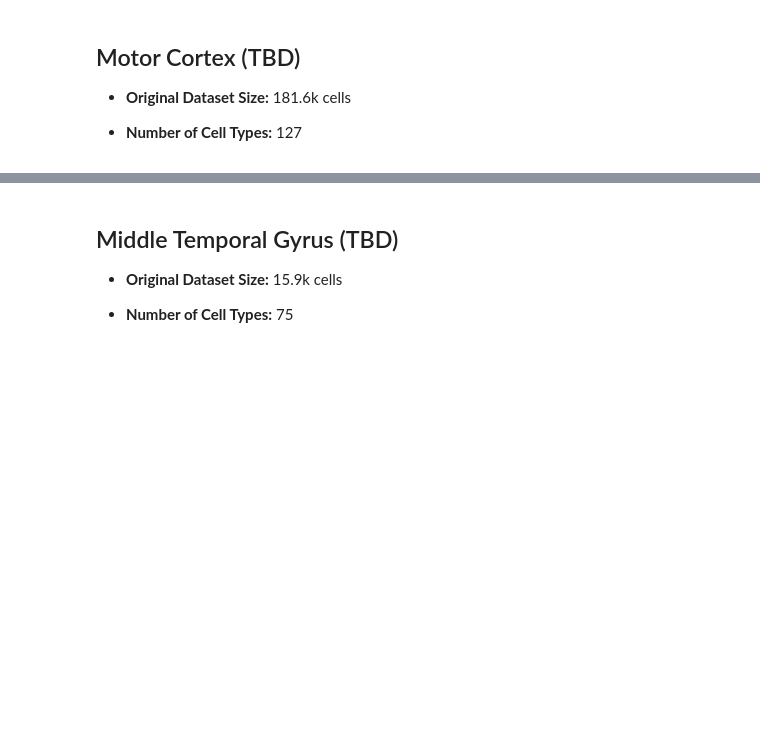
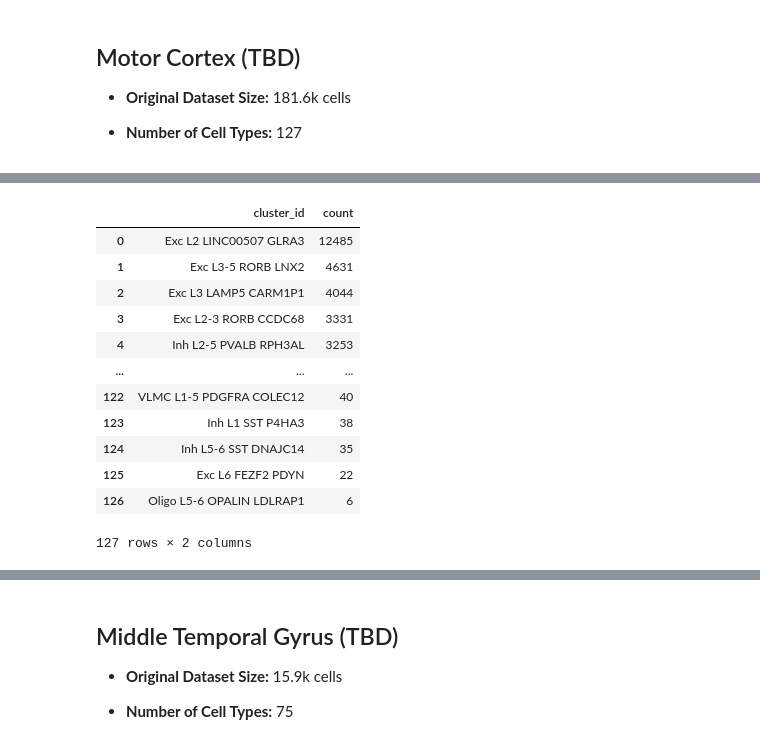
Before and after one commit to svikbecker/NSForest-ncRNA, a Jupyter notebook: beckersv_scripts/all_notebook_cleaning.ipynb, the cells around one changed output, grey strips where cells are left out. Saved outputs shown, nothing was run; the diff lists cells and outputs as text; code cells hidden in the pictures; blank space fills up the shorter version.

```diff
--- a/beckersv_scripts/all_notebook_cleaning.ipynb
+++ b/beckersv_scripts/all_notebook_cleaning.ipynb
@@ -177,8 +178,9 @@ def annotate_gene_types(adata):
     ids = set(adata.var["gene"])
     bt_ids = set(gene_df["symbol"])
 
-    print(len(ids))
-    print(len(ids & bt_ids))
+    print("Number of AnnData Genes:", len(ids))
+    print("Union of AnnData Genes and BT Genes:", len(ids & bt_ids))
+    print("Number of AnnData Genes Not In BT Genes: ", len(ids - bt_ids))
     print(len(ids - bt_ids))
 
     # merge from gene_df
@@ -210,6 +212,6 @@ def annotate_gene_types(adata):
             adata.var["biotype"].isna(),
             "gene"
         ]
-        print(missing.head(20))
+        missing.to_csv(output_folder + "missing_gene_types.csv", index=False)
 
     return adata
@@ -279,3 +353,8 @@ downsample(adata_raw, cluster_header, to_downsample_ideal, seed, data_folder, "d
 * **Original Dataset Size:** 181.6k cells
 
 * **Number of Cell Types:** 127
+# %%
+# load the dataset
+file = "data_m1.h5ad"
+adata_raw = sc.read_h5ad(data_folder + file)
+adata_raw
@@ -281,0 +373,3 @@ downsample(adata_raw, cluster_header, to_downsample_ideal, seed, data_folder, "d
+# %%
+# annotate gene types
+adata_raw = annotate_gene_types(adata_raw)
@@ -281,0 +462,20 @@ downsample(adata_raw, cluster_header, to_downsample_ideal, seed, data_folder, "d
+# %%
+# defining cluster header
+cluster_header = "cluster_id" # column name in adata.obs that contains the cluster labels used in NS-Forest
+# %%
+# check cell counts by cluster
+pd.DataFrame(adata_raw.obs[cluster_header].value_counts()).reset_index()
+# %% [output]
+|  | cluster_id | count |
+| 0 | Exc L2 LINC00507 GLRA3 | 12485 |
+| 1 | Exc L3-5 RORB LNX2 | 4631 |
+| 2 | Exc L3 LAMP5 CARM1P1 | 4044 |
+| 3 | Exc L2-3 RORB CCDC68 | 3331 |
+| 4 | Inh L2-5 PVALB RPH3AL | 3253 |
+| ... | ... | ... |
+| 122 | VLMC L1-5 PDGFRA COLEC12 | 40 |
+| 123 | Inh L1 SST P4HA3 | 38 |
+| 124 | Inh L5-6 SST DNAJC14 | 35 |
+| 125 | Exc L6 FEZF2 PDYN | 22 |
+| 126 | Oligo L5-6 OPALIN LDLRAP1 | 6 |
+127 rows × 2 columns
```
Also changed, not shown: parts of 35 cells of this notebook.
